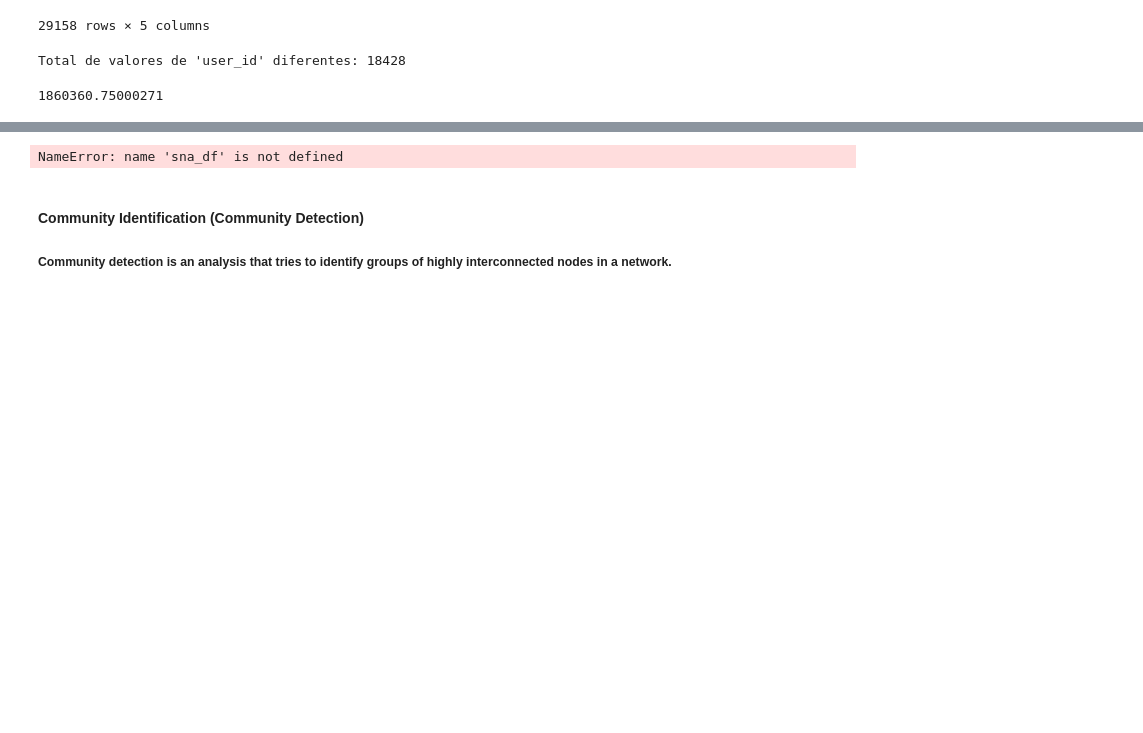
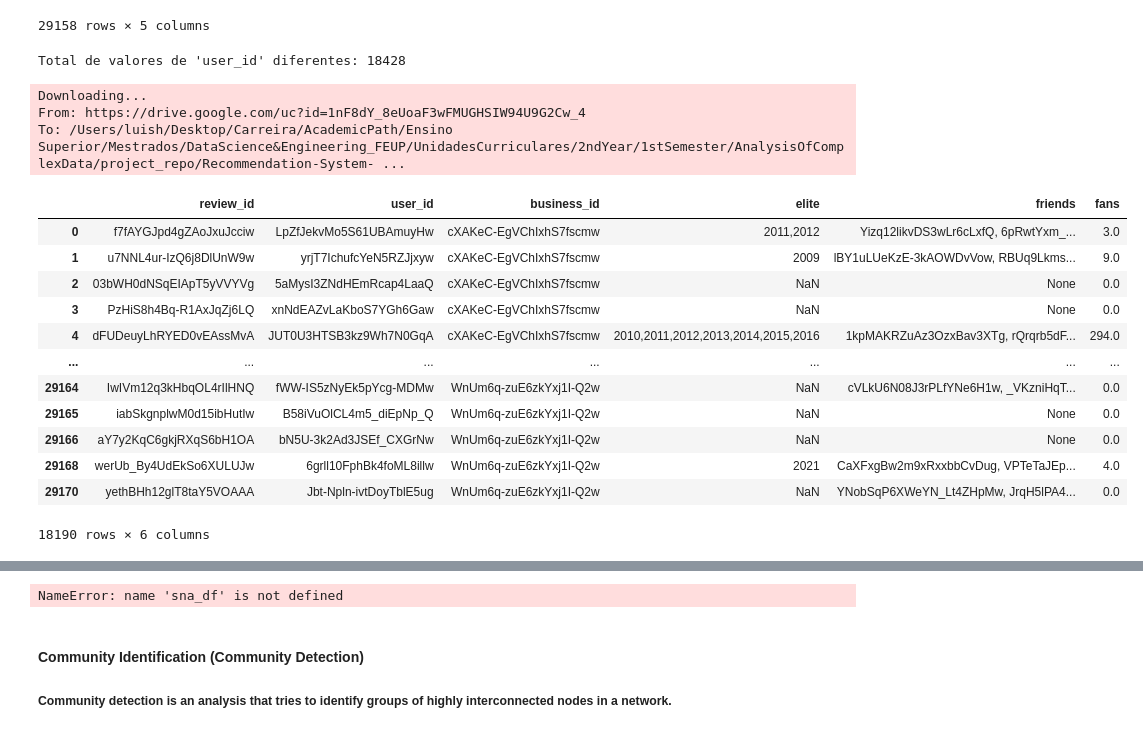
Before and after one commit to PPortela00/Recommendation-System---, a Jupyter notebook: RS&SNA/notebook.ipynb, the cells around one changed output, grey strips where cells are left out. Drawn from its saved outputs; the diff is of its cells as text; code cells hidden in the pictures; blank space fills up the shorter version.

Commit message:
First weight ready for SNA

```diff
--- a/RS&SNA/notebook.ipynb
+++ b/RS&SNA/notebook.ipynb
@@ -389,15 +389,34 @@ Total de valores de 'user_id' diferentes: 18428
 # %%
 #File ID from your Google Drive URL
 file_id = '1nF8dY_8eUoaF3wFMUGHSIW94U9G2Cw_4'
 output = 'data.csv'  # Local filename to save the downloaded CSV file
 
 url = f'https://drive.google.com/uc?id={file_id}'
 
 gdown.download(url, output, quiet=False)
 
 # Read the downloaded CSV file with a semicolon delimiter
 sna_df = pd.read_csv(output, delimiter=';')
+sna_df = sna_df.drop_duplicates(subset='user_id')
+sna_np = np.array(sna_df)
 display(sna_df)
+# %% [output]
+Downloading...
+From: https://drive.google.com/uc?id=1nF8dY_8eUoaF3wFMUGHSIW94U9G2Cw_4
+To: /Users/luish/Desktop/Carreira/AcademicPath/Ensino Superior/Mestrados/DataScience&Engineering_FEUP/UnidadesCurriculares/2ndYear/1stSemester/AnalysisOfComplexData/project_repo/Recommendation-System- ...
+|  | review_id | user_id | business_id | elite | friends | fans |
+| 0 | f7fAYGJpd4gZAoJxuJcciw | LpZfJekvMo5S61UBAmuyHw | cXAKeC-EgVChIxhS7fscmw | 2011,2012 | Yizq12likvDS3wLr6cLxfQ, 6pRwtYxm_... | 3.0 |
+| 1 | u7NNL4ur-IzQ6j8DlUnW9w | yrjT7IchufcYeN5RZJjxyw | cXAKeC-EgVChIxhS7fscmw | 2009 | lBY1uLUeKzE-3kAOWDvVow, RBUq9Lkms... | 9.0 |
+| 2 | 03bWH0dNSqEIApT5yVVYVg | 5aMysI3ZNdHEmRcap4LaaQ | cXAKeC-EgVChIxhS7fscmw | NaN | None | 0.0 |
+| 3 | PzHiS8h4Bq-R1AxJqZj6LQ | xnNdEAZvLaKboS7YGh6Gaw | cXAKeC-EgVChIxhS7fscmw | NaN | None | 0.0 |
+| 4 | dFUDeuyLhRYED0vEAssMvA | JUT0U3HTSB3kz9Wh7N0GqA | cXAKeC-EgVChIxhS7fscmw | 2010,2011,2012,2013,2014,2015,2016 | 1kpMAKRZuAz3OzxBav3XTg, rQrqrb5dF... | 294.0 |
+| ... | ... | ... | ... | ... | ... | ... |
+| 29164 | IwIVm12q3kHbqOL4rIlHNQ | fWW-IS5zNyEk5pYcg-MDMw | WnUm6q-zuE6zkYxj1I-Q2w | NaN | cVLkU6N08J3rPLfYNe6H1w, _VKzniHqT... | 0.0 |
+| 29165 | iabSkgnplwM0d15ibHutIw | B58iVuOlCL4m5_diEpNp_Q | WnUm6q-zuE6zkYxj1I-Q2w | NaN | None | 0.0 |
+| 29166 | aY7y2KqC6gkjRXqS6bH1OA | bN5U-3k2Ad3JSEf_CXGrNw | WnUm6q-zuE6zkYxj1I-Q2w | NaN | None | 0.0 |
+| 29168 | werUb_By4UdEkSo6XULUJw | 6grll10FphBk4foML8illw | WnUm6q-zuE6zkYxj1I-Q2w | 2021 | CaXFxgBw2m9xRxxbbCvDug, VPTeTaJEp... | 4.0 |
+| 29170 | yethBHh12glT8taY5VOAAA | Jbt-Npln-ivtDoyTblE5ug | WnUm6q-zuE6zkYxj1I-Q2w | NaN | YNobSqP6XWeYN_Lt4ZHpMw, JrqH5lPA4... | 0.0 |
+18190 rows × 6 columns
 # %%
 def Weight(users_1, users_2):
     def EliteUsers(users_1):
@@ -449,7 +468,3 @@ user1_indexes = np.array([user_id_to_index[user_id] for user_id in user1_ids])
 users1 = sna_np[user1_indexes]
 # %%
 weights = Weight(users1, user2_ids)
-# %%
-sum(weights)
-# %% [output]
-1860360.75000271
```
Also changed, not shown: parts of 1 cell of this notebook, 1 other file.
